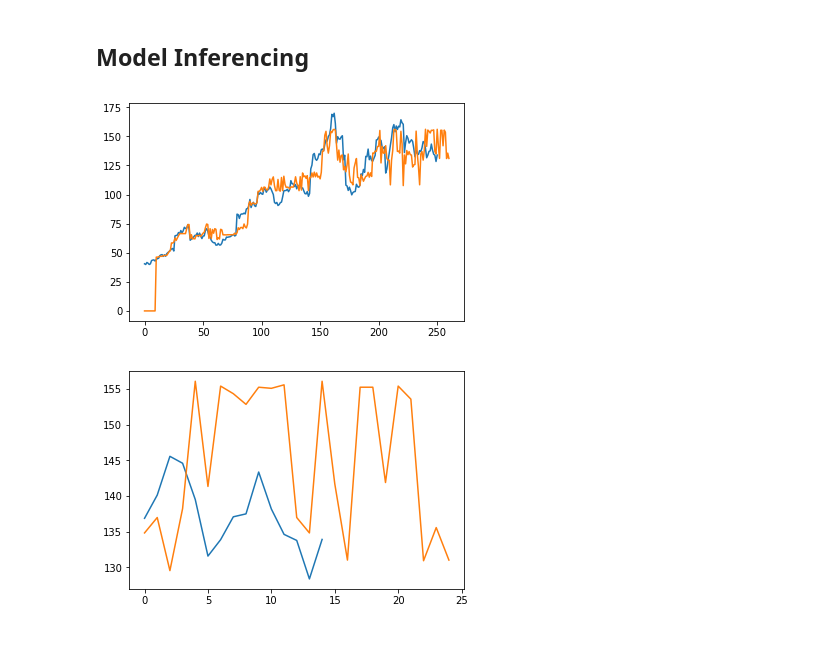
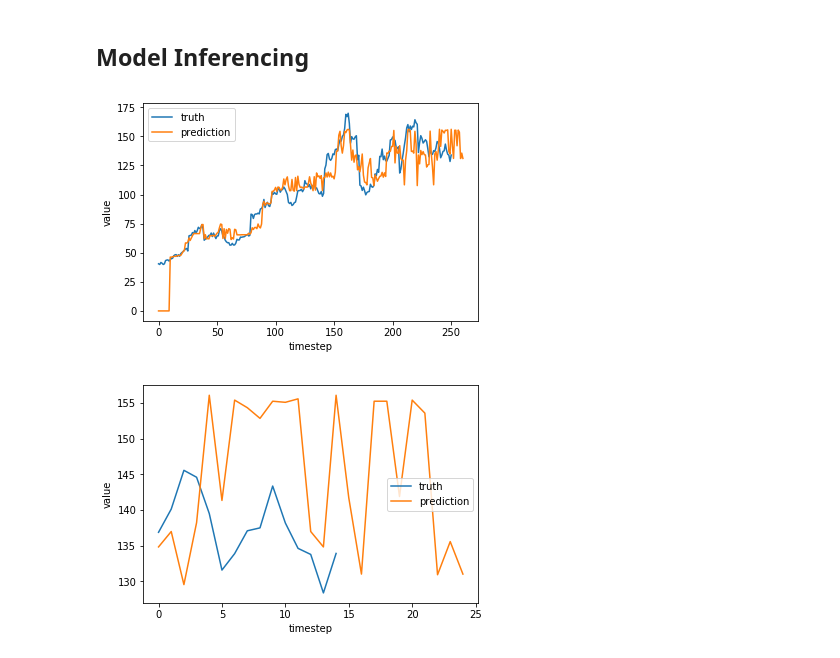
Before and after one commit to divdasani/STAT359, a Jupyter notebook: STAT 359.ipynb, the cells around one changed output. Saved outputs shown, nothing was run; the diff lists cells and outputs as text; code cells hidden in the pictures.

```diff
--- a/STAT 359.ipynb
+++ b/STAT 359.ipynb
@@ -136,14 +136,20 @@ x1 = np.linspace(0,len(close)-1,len(close))
 x2 = np.linspace(0,len(output)-1,len(output))
 plt.plot(x1,close)
 plt.plot(x2,output)
+plt.xlabel('timestep')
+plt.ylabel('value')
+plt.legend(['truth','prediction'])
 plt.show()
 # %% [output]
-[figure, old version]
+[figure, new version]
 # %%
 x1 = np.linspace(0,14,15)
 x2 = np.linspace(0,24,25)
 plt.plot(x1,close[-15:])
 plt.plot(x2,output[-25:])
+plt.xlabel('timestep')
+plt.ylabel('value')
+plt.legend(['truth','prediction'])
 plt.show()
 # %% [output]
-[figure, old version]
+[figure, new version]
```
